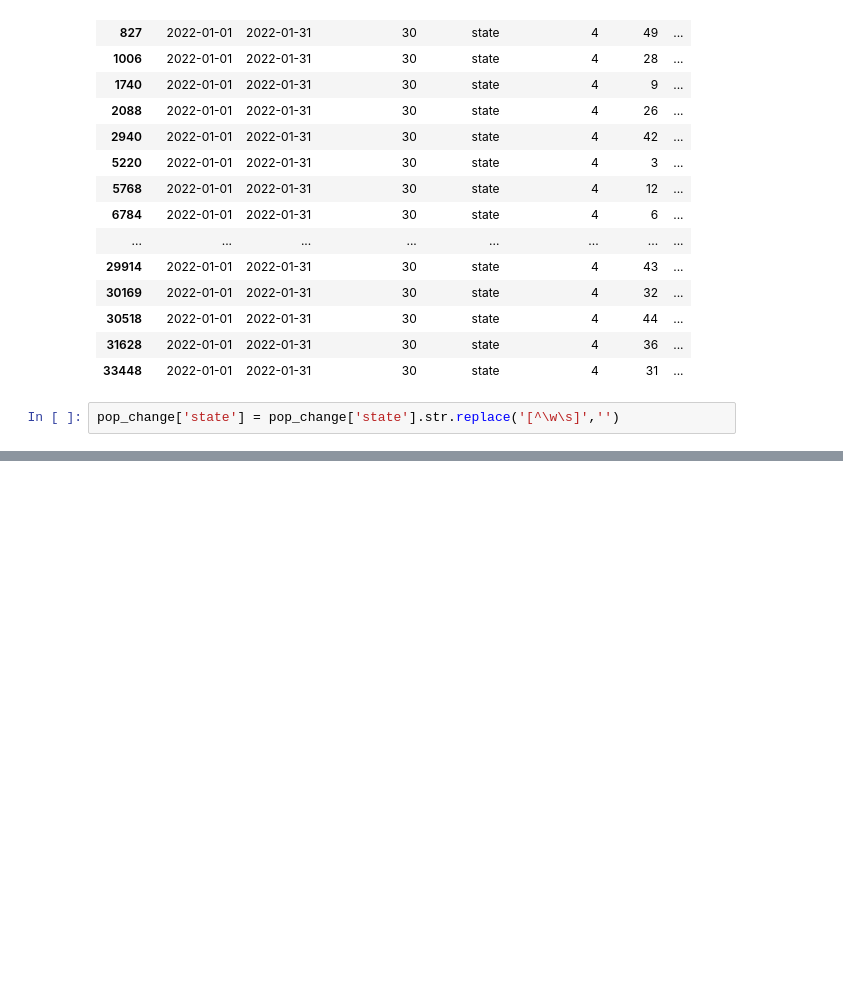
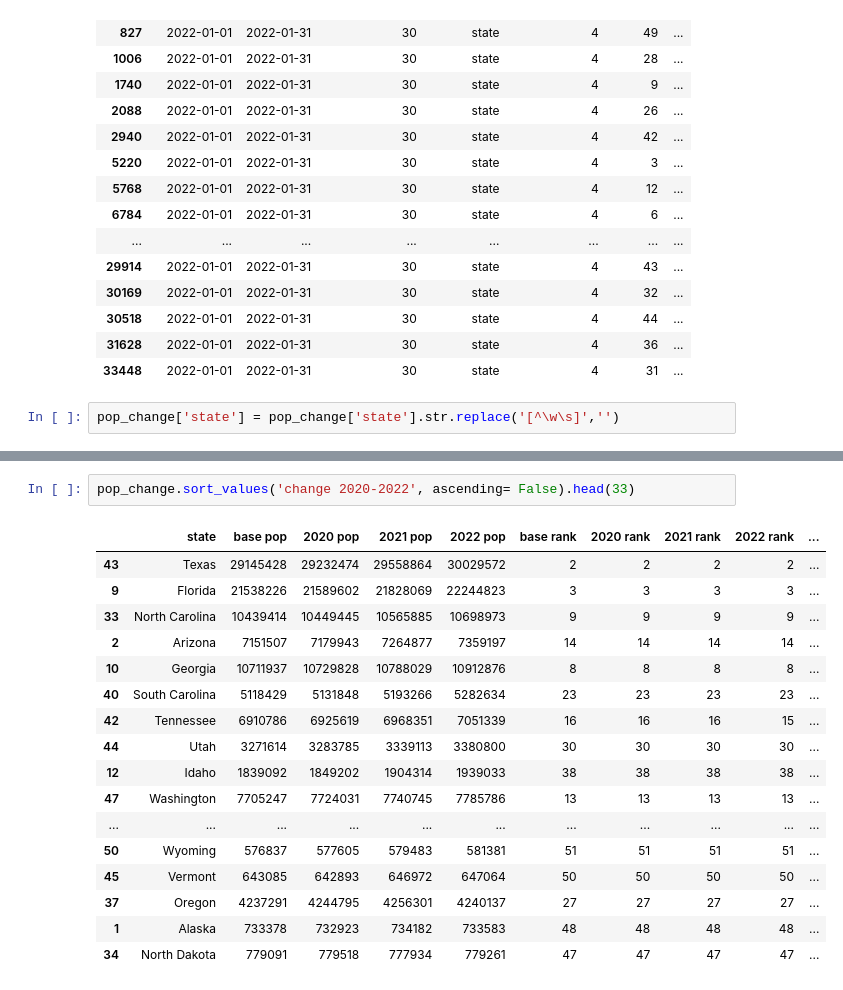
Before and after one commit to CameronMatlock/DA9_capstone_cmatlock, a Jupyter notebook: notebook/cmatlock_capstone.ipynb, the cells around one changed output, grey strips where cells are left out. Cells and saved outputs as stored; diff of their text form; blank space fills up the shorter version.

```diff
--- a/notebook/cmatlock_capstone.ipynb
+++ b/notebook/cmatlock_capstone.ipynb
@@ -307,0 +354,20 @@ pop_change
+# %%
+pop_change.sort_values('change 2020-2022', ascending= False).head(33)
+# %% [output]
+|  | state | base pop | 2020 pop | 2021 pop | 2022 pop | base rank | 2020 rank | 2021 rank | 2022 rank | ... |
+| 43 | Texas | 29145428 | 29232474 | 29558864 | 30029572 | 2 | 2 | 2 | 2 | ... |
+| 9 | Florida | 21538226 | 21589602 | 21828069 | 22244823 | 3 | 3 | 3 | 3 | ... |
+| 33 | North Carolina | 10439414 | 10449445 | 10565885 | 10698973 | 9 | 9 | 9 | 9 | ... |
+| 2 | Arizona | 7151507 | 7179943 | 7264877 | 7359197 | 14 | 14 | 14 | 14 | ... |
+| 10 | Georgia | 10711937 | 10729828 | 10788029 | 10912876 | 8 | 8 | 8 | 8 | ... |
+| 40 | South Carolina | 5118429 | 5131848 | 5193266 | 5282634 | 23 | 23 | 23 | 23 | ... |
+| 42 | Tennessee | 6910786 | 6925619 | 6968351 | 7051339 | 16 | 16 | 16 | 15 | ... |
+| 44 | Utah | 3271614 | 3283785 | 3339113 | 3380800 | 30 | 30 | 30 | 30 | ... |
+| 12 | Idaho | 1839092 | 1849202 | 1904314 | 1939033 | 38 | 38 | 38 | 38 | ... |
+| 47 | Washington | 7705247 | 7724031 | 7740745 | 7785786 | 13 | 13 | 13 | 13 | ... |
+| ... | ... | ... | ... | ... | ... | ... | ... | ... | ... | ... |
+| 50 | Wyoming | 576837 | 577605 | 579483 | 581381 | 51 | 51 | 51 | 51 | ... |
+| 45 | Vermont | 643085 | 642893 | 646972 | 647064 | 50 | 50 | 50 | 50 | ... |
+| 37 | Oregon | 4237291 | 4244795 | 4256301 | 4240137 | 27 | 27 | 27 | 27 | ... |
+| 1 | Alaska | 733378 | 732923 | 734182 | 733583 | 48 | 48 | 48 | 48 | ... |
+| 34 | North Dakota | 779091 | 779518 | 777934 | 779261 | 47 | 47 | 47 | 47 | ... |
```
Also changed, not shown: parts of 18 cells of this notebook, 1 other file.
